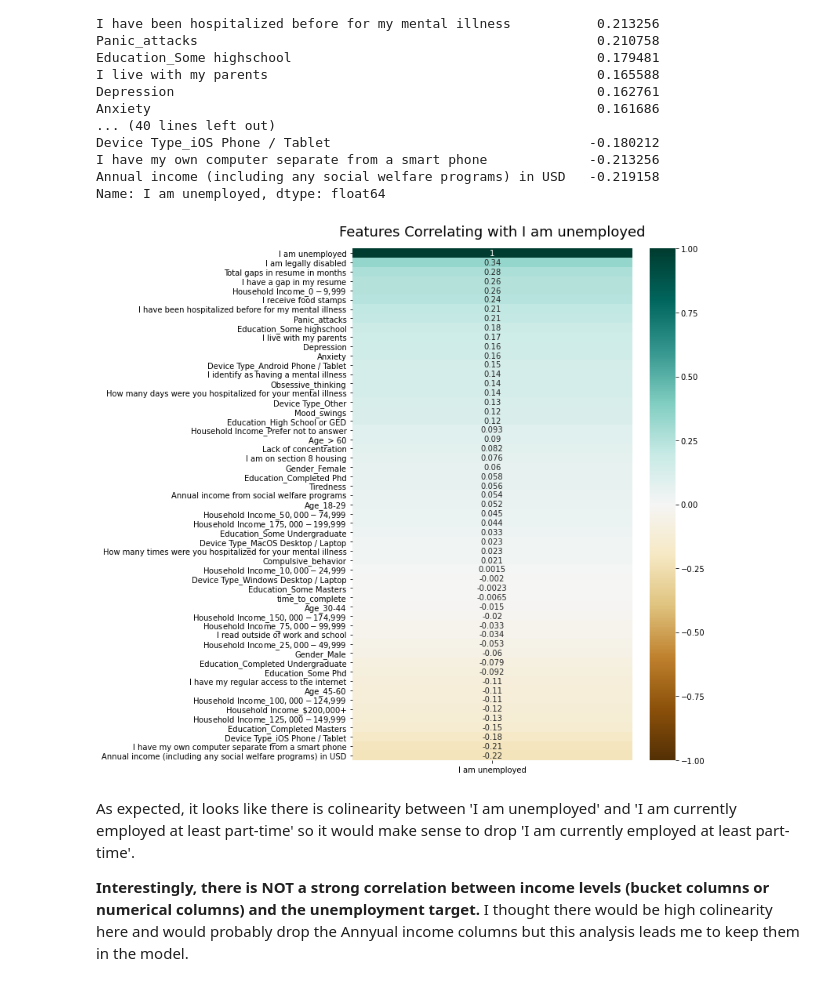
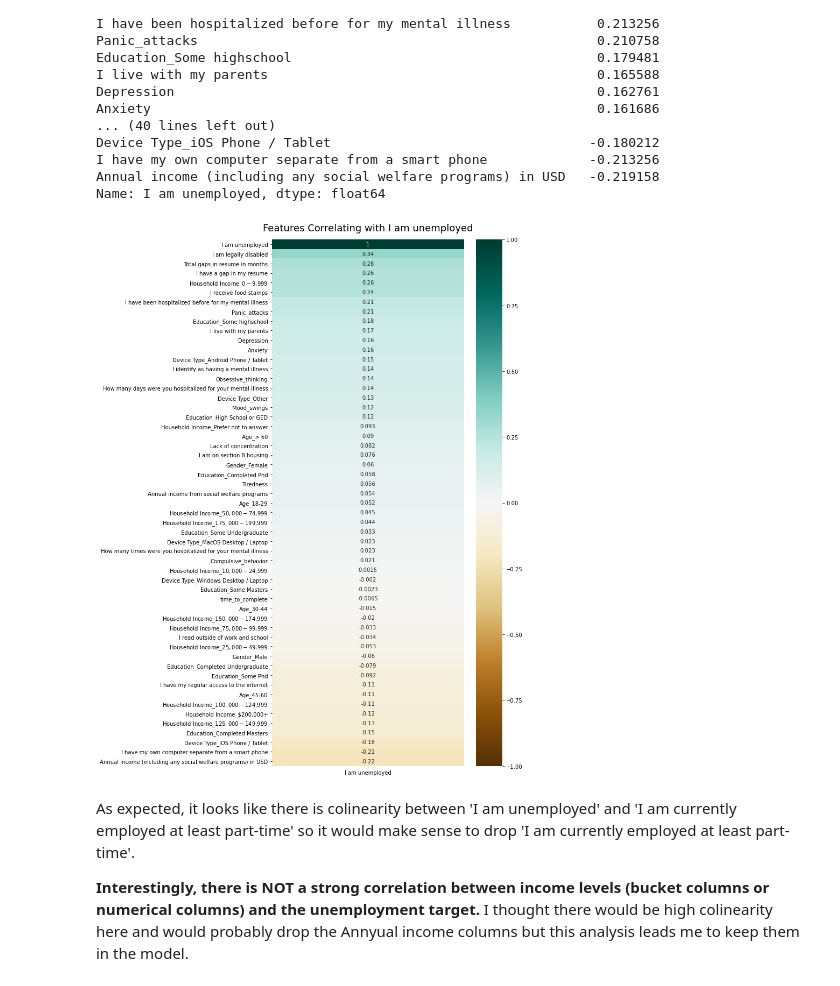
Before and after one commit to camerongridley/UnemploymentMentalHealth, a Jupyter notebook: ModelingV2.ipynb, the cells around one changed output. Saved outputs shown, nothing was run; the diff lists cells and outputs as text; code cells hidden in the pictures.

```diff
--- a/ModelingV2.ipynb
+++ b/ModelingV2.ipynb
@@ -432,11 +438,11 @@ I have my own computer separate from a smart phone             -0.213256
 Annual income (including any social welfare programs) in USD   -0.219158
 Name: I am unemployed, dtype: float64
 # %%
-plt.figure(figsize=(8, 12))
+plt.figure(figsize=(8, 18))
 heatmap = sns.heatmap(encoded_df.corr()[['I am unemployed']].sort_values(by='I am unemployed', ascending=False), vmin=-1, vmax=1, annot=True, cmap='BrBG')
 heatmap.set_title('Features Correlating with I am unemployed', fontdict={'fontsize':18}, pad=16);
 # %% [output]
-[figure, old version]
+[figure, new version]
 # %% [markdown]
 As expected, it looks like there is colinearity between 'I am unemployed' and 'I am currently employed at least part-time' so it would make sense to drop 'I am currently employed at least part-time'.
 
```
Also changed, not shown: parts of 38 cells of this notebook, 24 other files.
